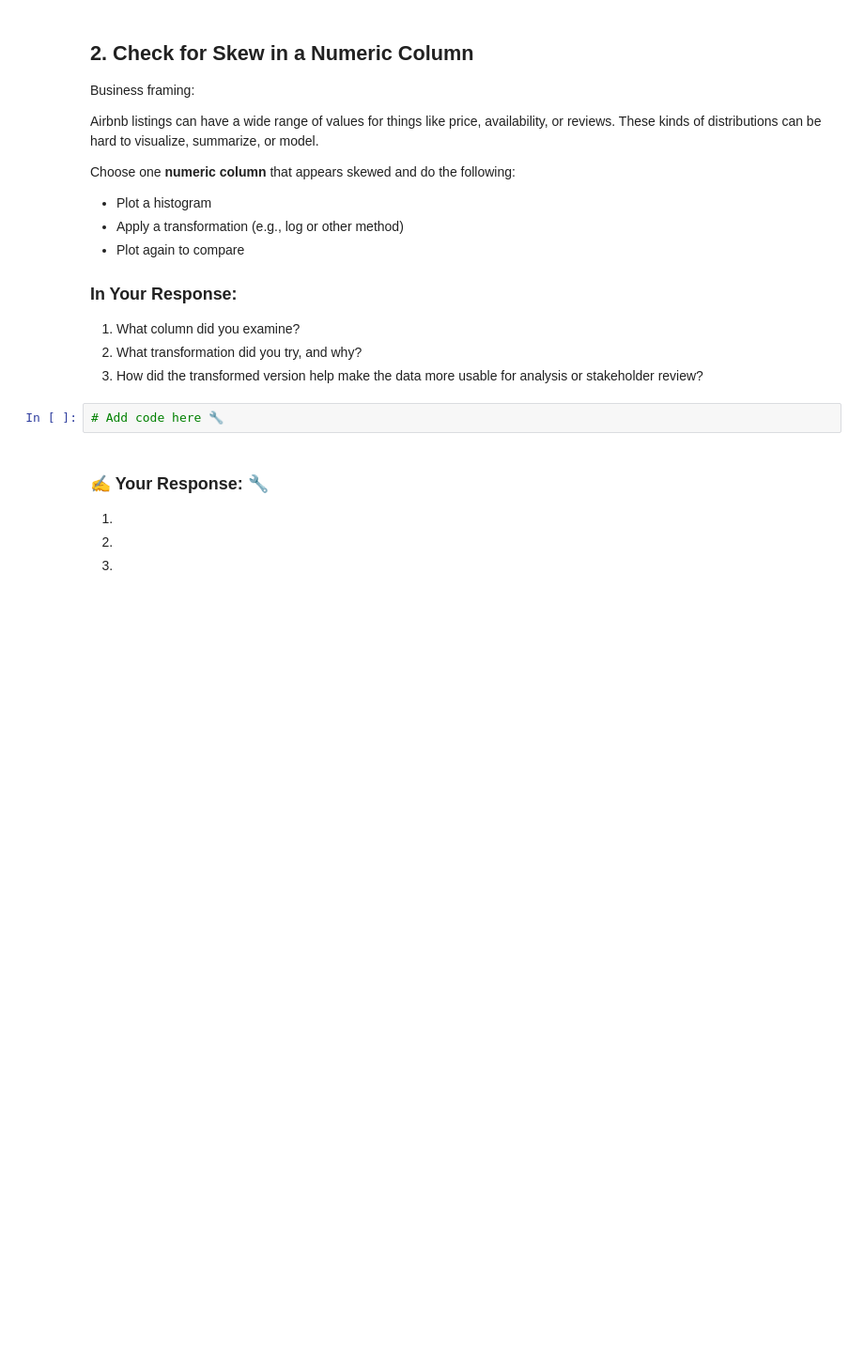
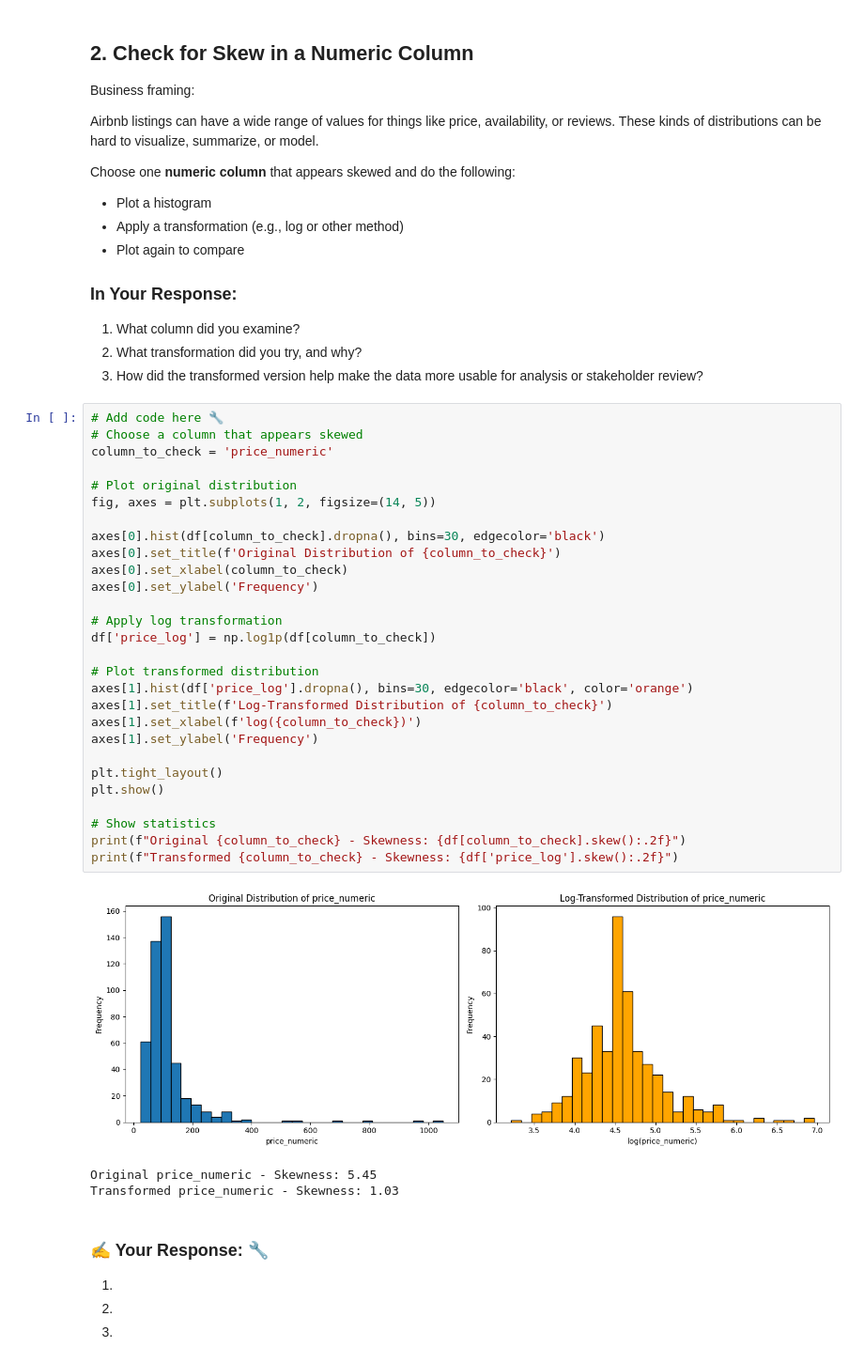
Before and after one commit to DataMiaoWH/DeepLearningExamples, a Jupyter notebook: Assignments/assignment_07_data_transformation.ipynb, the cells around one changed output. Shown at 94% size. Saved outputs shown, nothing was run; the diff lists cells and outputs as text; blank space fills up the shorter version.

```diff
--- a/Assignments/assignment_07_data_transformation.ipynb
+++ b/Assignments/assignment_07_data_transformation.ipynb
@@ -99,8 +98,38 @@ Choose one **numeric column** that appears skewed and do the following:
 1. What column did you examine?
 2. What transformation did you try, and why?
 3. How did the transformed version help make the data more usable for analysis or stakeholder review?
-# %%
-# Add code here 🔧
+# %%
+# Add code here 🔧
+# Choose a column that appears skewed
+column_to_check = 'price_numeric'
+
+# Plot original distribution
+fig, axes = plt.subplots(1, 2, figsize=(14, 5))
+
+axes[0].hist(df[column_to_check].dropna(), bins=30, edgecolor='black')
+axes[0].set_title(f'Original Distribution of {column_to_check}')
+axes[0].set_xlabel(column_to_check)
+axes[0].set_ylabel('Frequency')
+
+# Apply log transformation
+df['price_log'] = np.log1p(df[column_to_check])
+
+# Plot transformed distribution
+axes[1].hist(df['price_log'].dropna(), bins=30, edgecolor='black', color='orange')
+axes[1].set_title(f'Log-Transformed Distribution of {column_to_check}')
+axes[1].set_xlabel(f'log({column_to_check})')
+axes[1].set_ylabel('Frequency')
+
+plt.tight_layout()
+plt.show()
+
+# Show statistics
+print(f"Original {column_to_check} - Skewness: {df[column_to_check].skew():.2f}")
+print(f"Transformed {column_to_check} - Skewness: {df['price_log'].skew():.2f}")
+# %% [output]
+[figure, added]
+Original price_numeric - Skewness: 5.45
+Transformed price_numeric - Skewness: 1.03
 # %% [markdown]
 ### ✍️ Your Response: 🔧
 1.
```
Also changed, not shown: parts of 9 cells of this notebook.
